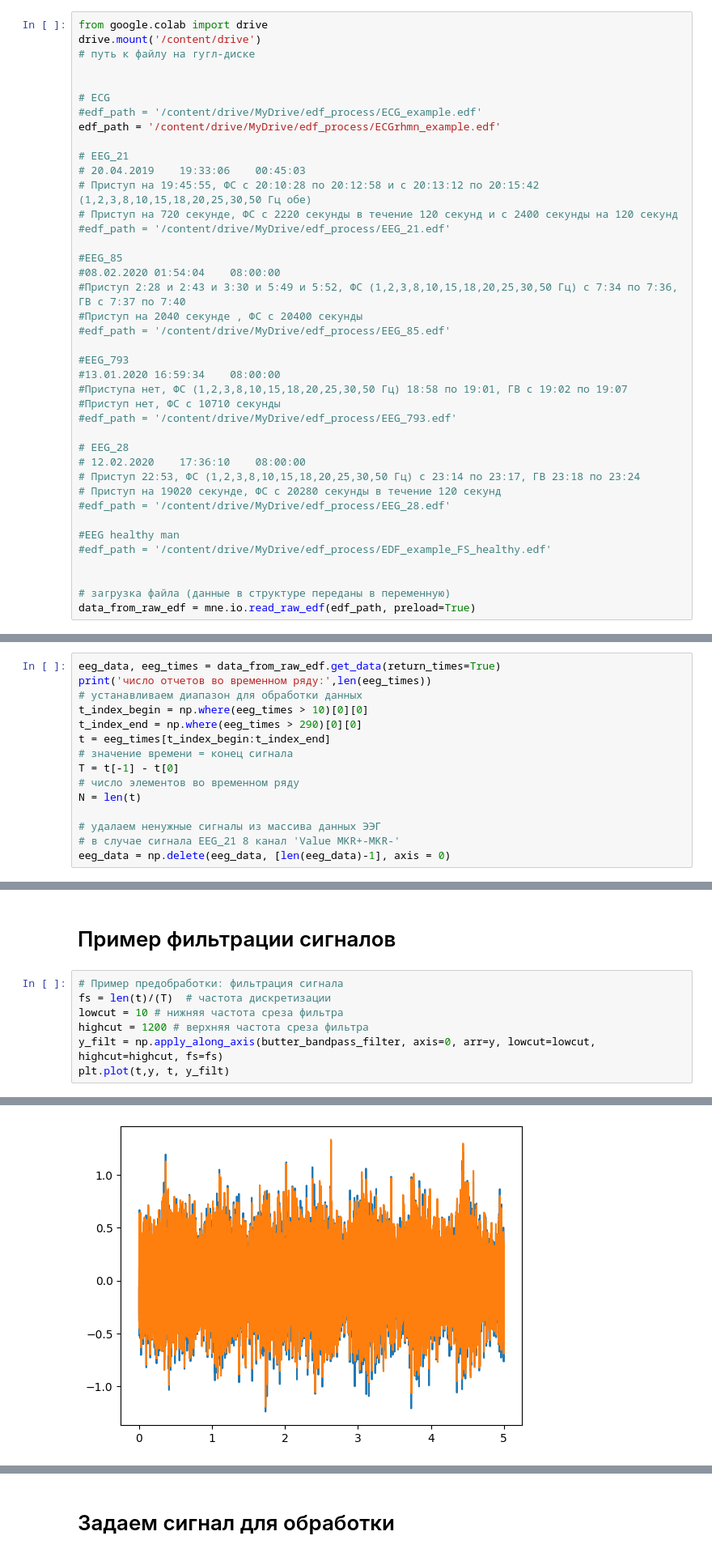
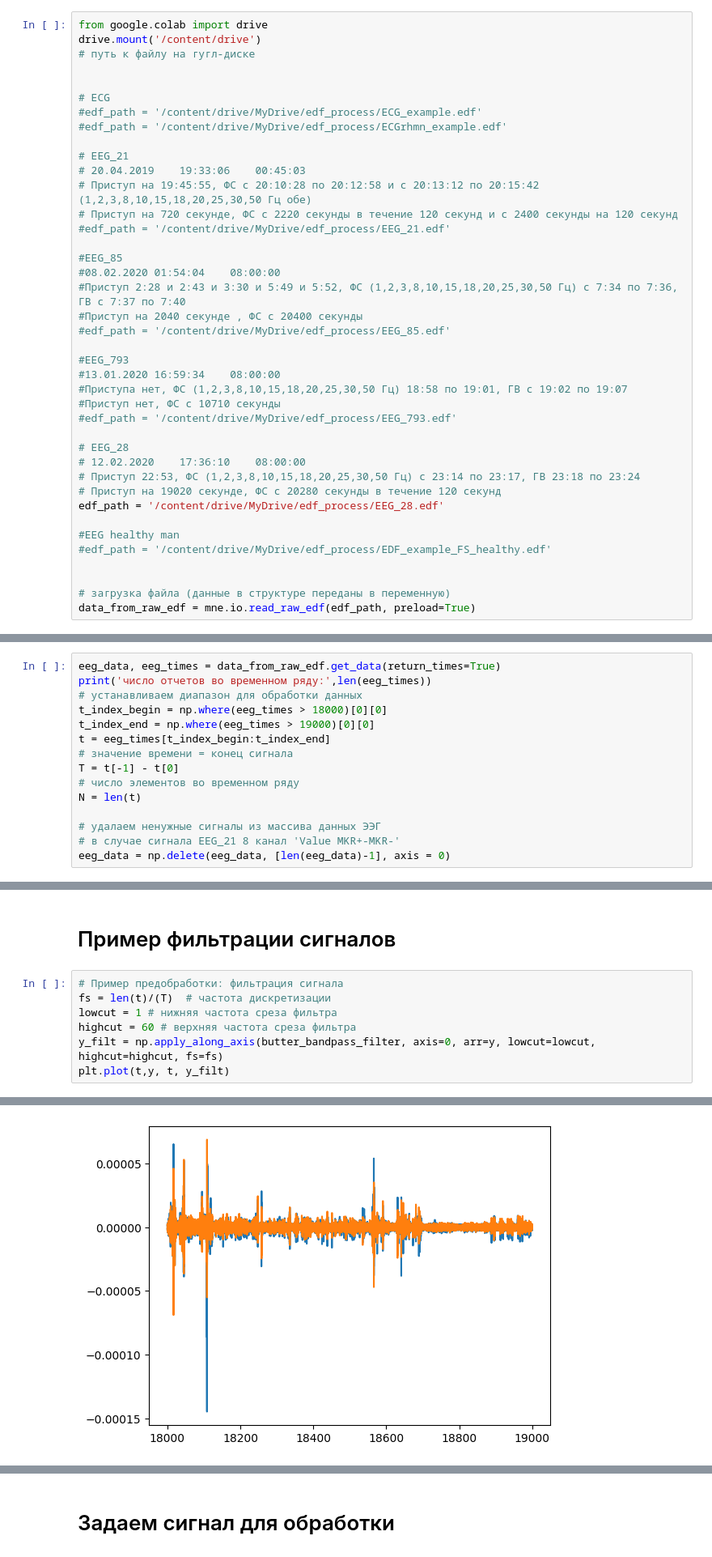
Before and after one commit to TAUforPython/wavelets, a Jupyter notebook: wavelets_cwt_dwt_example_EEG_ECG.ipynb, the cells around one changed output, grey strips where cells are left out. Shown at 81% size. Saved outputs shown, nothing was run; the diff lists cells and outputs as text.

```diff
--- a/wavelets_cwt_dwt_example_EEG_ECG.ipynb
+++ b/wavelets_cwt_dwt_example_EEG_ECG.ipynb
@@ -412,7 +428,7 @@ drive.mount('/content/drive')
 
 # ECG
 #edf_path = '/content/drive/MyDrive/edf_process/ECG_example.edf'
-edf_path = '/content/drive/MyDrive/edf_process/ECGrhmn_example.edf'
+#edf_path = '/content/drive/MyDrive/edf_process/ECGrhmn_example.edf'
 
 # EEG_21
 # 20.04.2019	19:33:06	00:45:03
@@ -436,7 +452,7 @@ edf_path = '/content/drive/MyDrive/edf_process/ECGrhmn_example.edf'
 # 12.02.2020	17:36:10	08:00:00
 # Приступ 22:53, ФС (1,2,3,8,10,15,18,20,25,30,50 Гц) с 23:14 по 23:17, ГВ 23:18 по 23:24
 # Приступ на 19020 секунде, ФС с 20280 секунды в течение 120 секунд
-#edf_path = '/content/drive/MyDrive/edf_process/EEG_28.edf'
+edf_path = '/content/drive/MyDrive/edf_process/EEG_28.edf'
 
 #EEG healthy man
 #edf_path = '/content/drive/MyDrive/edf_process/EDF_example_FS_healthy.edf'
@@ -473,8 +509,8 @@ print(data_from_raw_edf.ch_names)
 eeg_data, eeg_times = data_from_raw_edf.get_data(return_times=True)
 print('число отчетов во временном ряду:',len(eeg_times))
 # устанавливаем диапазон для обработки данных
-t_index_begin = np.where(eeg_times > 10)[0][0]
-t_index_end = np.where(eeg_times > 290)[0][0]
+t_index_begin = np.where(eeg_times > 18000)[0][0]
+t_index_end = np.where(eeg_times > 19000)[0][0]
 t = eeg_times[t_index_begin:t_index_end]
 # значение времени = конец сигнала
 T = t[-1] - t[0]
@@ -498,14 +541,14 @@ y =y/(len(eeg_data)-1)
 # %%
 # Пример предобработки: фильтрация сигнала
 fs = len(t)/(T)  # частота дискретизации
-lowcut = 10 # нижняя частота среза фильтра
-highcut = 1200 # верхняя частота среза фильтра
+lowcut = 1 # нижняя частота среза фильтра
+highcut = 60 # верхняя частота среза фильтра
 y_filt = np.apply_along_axis(butter_bandpass_filter, axis=0, arr=y, lowcut=lowcut, highcut=highcut, fs=fs)
 plt.plot(t,y, t, y_filt)
 # %% [output]
 [<matplotlib.lines.Line2D at 0x...>,
  <matplotlib.lines.Line2D at 0x...>]
-[figure, old version]
+[figure, new version]
 # %%
 # Применяем преобразование Гильберта
 analytic_signal = my_func_hilbert(y)
```
Also changed, not shown: parts of 23 cells of this notebook.
